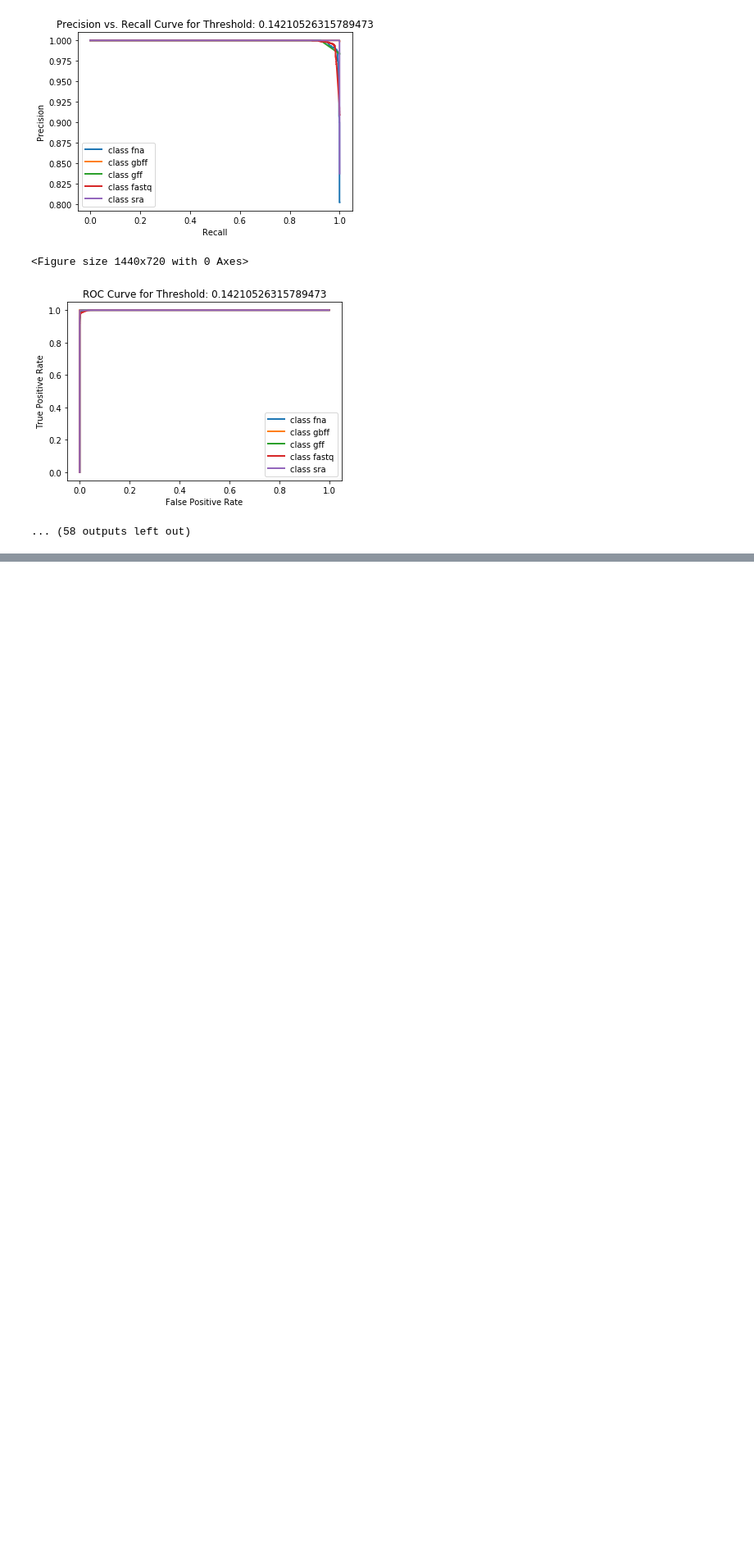
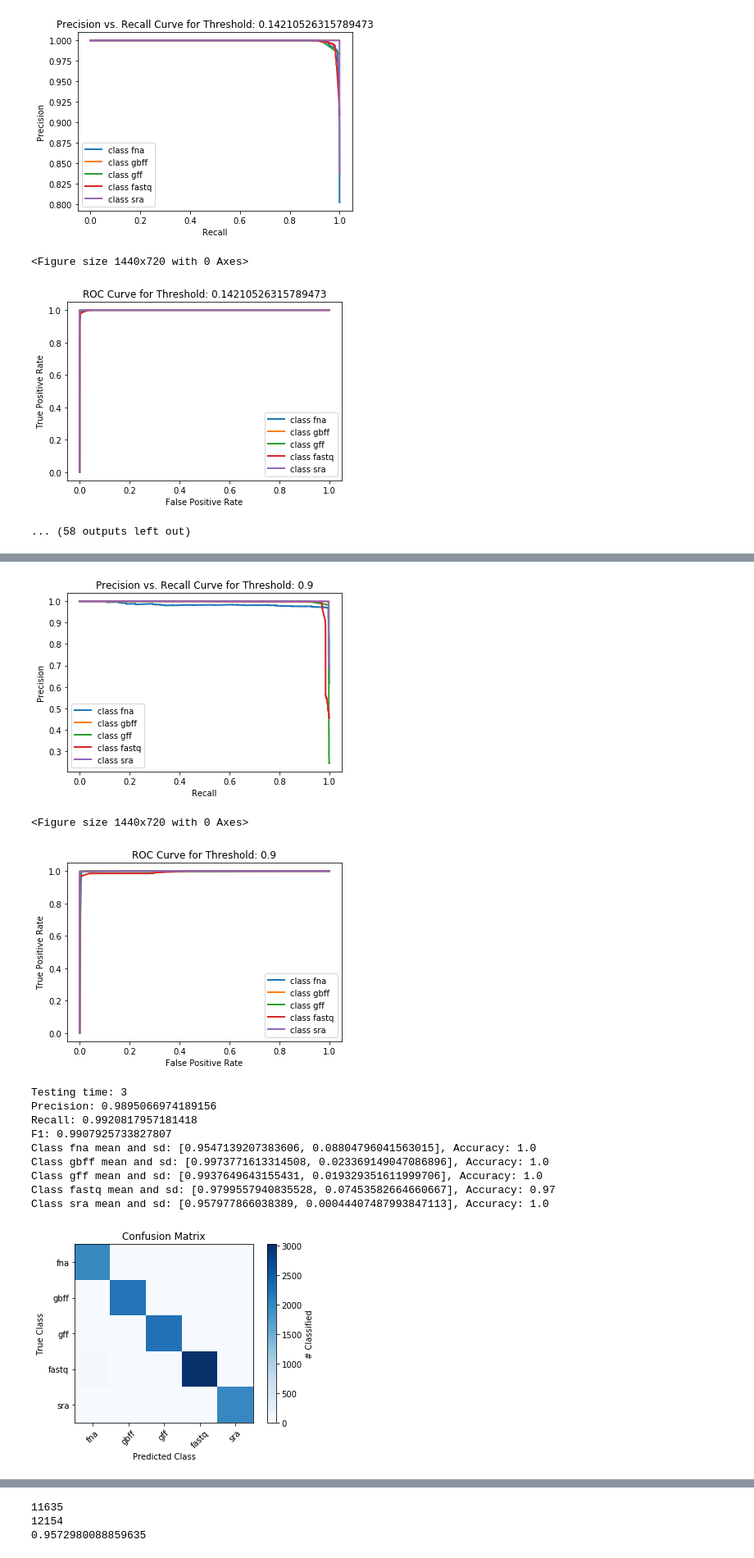
Before and after one commit to bigsoftcms/MirrorFileClassification, a Jupyter notebook: FileClassificationEx.ipynb, the cells around one changed output, grey strips where cells are left out. Shown at 82% size. Cells and saved outputs as stored; diff of their text form; code cells hidden in the pictures; blank space fills up the shorter version.

```diff
--- a/FileClassificationEx.ipynb
+++ b/FileClassificationEx.ipynb
@@ -506,5 +539,5 @@ TestFileClassifier(model2, dat2_val, filetype, y_val, output = False, threshold
 # %%
-dat2_test = test_char_vectorizer(X_test)
+dat2_test, char_test = test_char_vectorizer(X_test)
 # %% [output]
 Loading Character Vectorizer...
 Character Vectorizer Loaded
@@ -535,0 +570,16 @@ Class sra mean and sd: [0.9059973, 0.00020664485], Accuracy: 1.0
+# %%
+TestFileClassifier(svmmodel, char_test, filetype, y_test, output = True, threshold = [.9], threshold_plots = False, classifier = 'svm')
+# %% [output]
+[figure, added]
+<Figure size 1440x720 with 0 Axes>
+[figure, added]
+Testing time: 3
+Precision: 0.9895066974189156
+Recall: 0.9920817957181418
+F1: 0.9907925733827807
+Class fna mean and sd: [0.9547139207383606, 0.08804796041563015], Accuracy: 1.0
+Class gbff mean and sd: [0.9973771613314508, 0.023369149047086896], Accuracy: 1.0
+Class gff mean and sd: [0.9937649643155431, 0.019329351611999706], Accuracy: 1.0
+Class fastq mean and sd: [0.9799557940835528, 0.07453582664660667], Accuracy: 0.97
+Class sra mean and sd: [0.957977866038389, 0.00044407487993847113], Accuracy: 1.0
+[figure, added]
@@ -535,0 +587,3 @@ Class sra mean and sd: [0.9059973, 0.00020664485], Accuracy: 1.0
+11635
+12154
+0.9572980088859635
```
Also changed, not shown: parts of 14 cells of this notebook.
